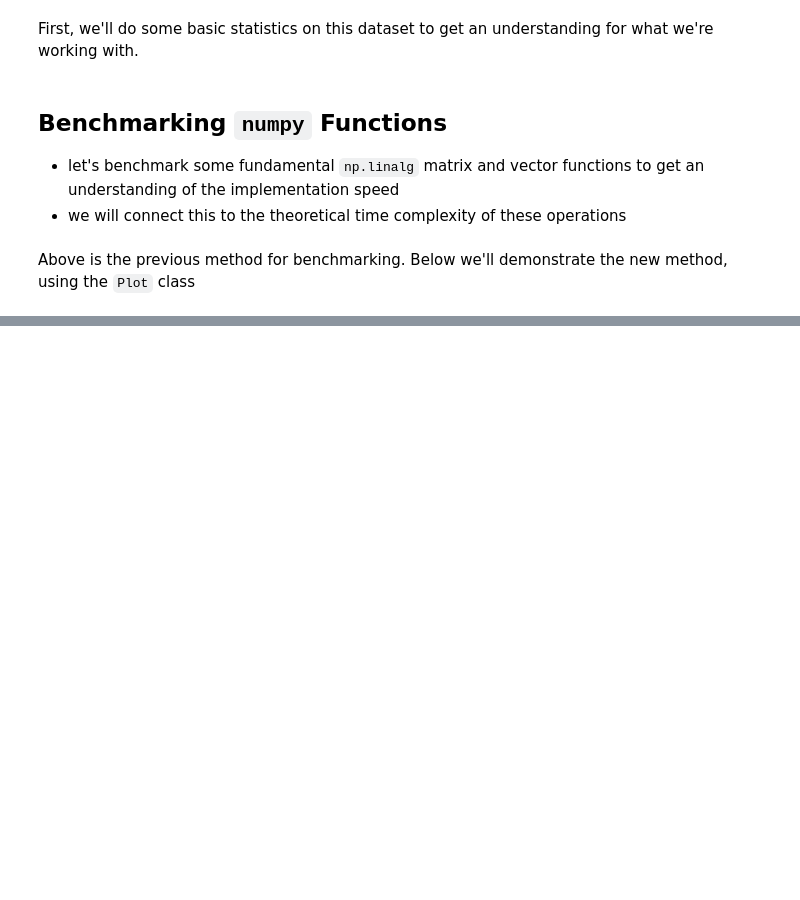
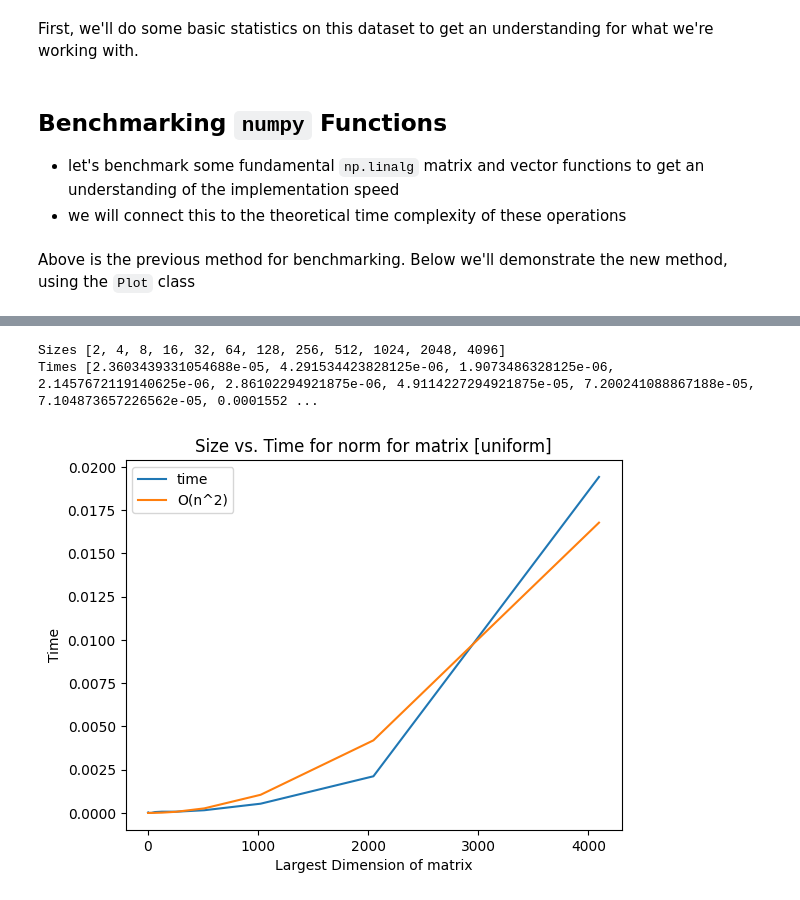
Before and after one commit to DolevArtzi/algsforbigdata, a Jupyter notebook: regression_testing.ipynb, the cells around one changed output, grey strips where cells are left out. Drawn from its saved outputs; the diff is of its cells as text; code cells hidden in the pictures; blank space fills up the shorter version.

Commit message:
np benchmarking appears to work with my rv classes now (at least default)

```diff
--- a/regression_testing.ipynb
+++ b/regression_testing.ipynb
@@ -116,0 +117,15 @@ Times [2.8848648071289062e-05, 4.0531158447265625e-06, 5.7220458984375e-06, 4.81
+# %%
+import numpy as np
+from plot import Plot
+P = Plot()
+dims = 2
+P.benchmark_np(np.linalg.norm,
+               type_='sqmtx',
+               gen_info={'range':(2,11),'dims':dims,'rand':'uniform'},
+               theory_info={'f':lambda x:x**dims,
+               'label':f'O(n^{dims})'}
+               )
+# %% [output]
+Sizes [2, 4, 8, 16, 32, 64, 128, 256, 512, 1024, 2048, 4096]
+Times [2.3603439331054688e-05, 4.291534423828125e-06, 1.9073486328125e-06, 2.1457672119140625e-06, 2.86102294921875e-06, 4.9114227294921875e-05, 7.200241088867188e-05, 7.104873657226562e-05, 0.0001552 ...
+[figure, added]
```
Also changed, not shown: parts of 2 cells of this notebook, 2 other files.
